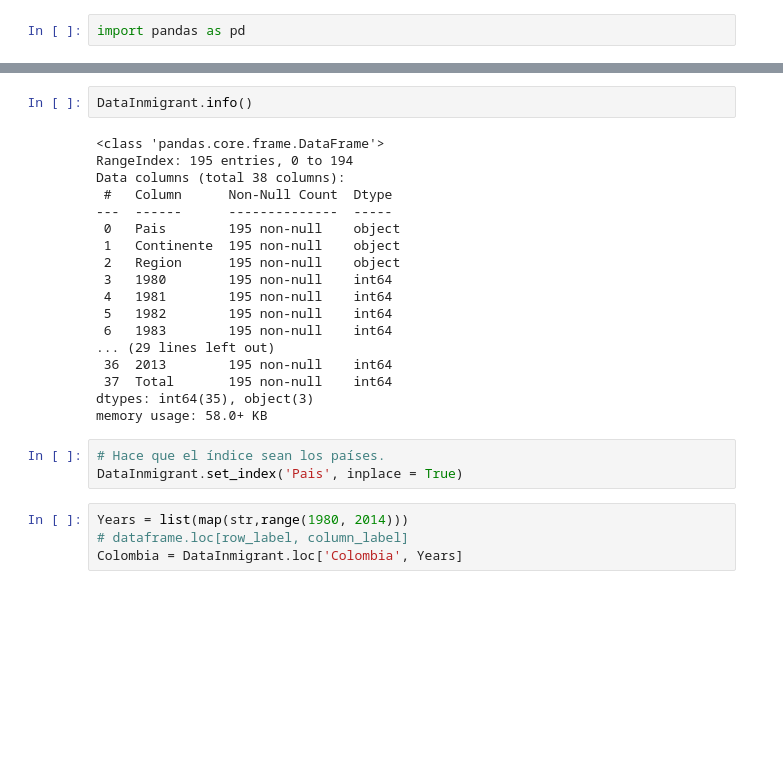
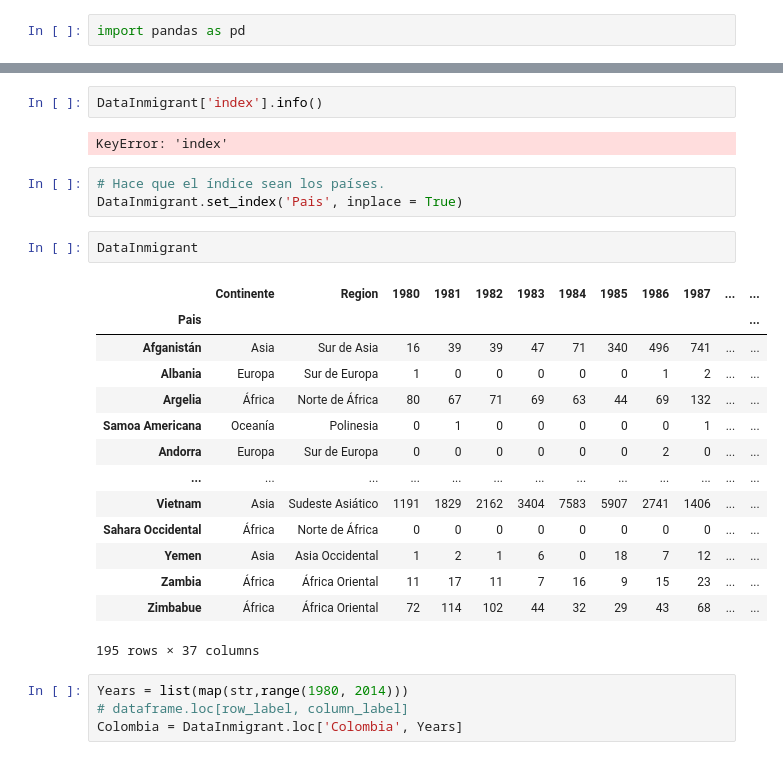
Before and after one commit to HJuliamPR/ColabPython, a Jupyter notebook: VisualizacionPython.ipynb, the cells around one changed output, grey strips where cells are left out. Saved outputs shown, nothing was run; the diff lists cells and outputs as text; blank space fills up the shorter version.

```diff
--- a/VisualizacionPython.ipynb
+++ b/VisualizacionPython.ipynb
@@ -17,28 +17,29 @@ display(Data.head())
 | 4 | Andorra | Europa | Sur de Europa | 0 | 0 | 0 | 0 | 0 | 0 | 2 | ... | ... |
 5 rows × 38 columns
 # %%
-DataInmigrant.info()
+DataInmigrant['index'].info()
 # %% [output]
-<class 'pandas.core.frame.DataFrame'>
-RangeIndex: 195 entries, 0 to 194
-Data columns (total 38 columns):
- #   Column      Non-Null Count  Dtype
----  ------      --------------  -----
- 0   Pais        195 non-null    object
- 1   Continente  195 non-null    object
- 2   Region      195 non-null    object
- 3   1980        195 non-null    int64
- 4   1981        195 non-null    int64
- 5   1982        195 non-null    int64
- 6   1983        195 non-null    int64
-... (29 lines left out)
- 36  2013        195 non-null    int64
- 37  Total       195 non-null    int64
-dtypes: int64(35), object(3)
-memory usage: 58.0+ KB
+KeyError: 'index'
 # %%
 # Hace que el índice sean los países.
 DataInmigrant.set_index('Pais', inplace = True)
+# %%
+DataInmigrant
+# %% [output]
+|  | Continente | Region | 1980 | 1981 | 1982 | 1983 | 1984 | 1985 | 1986 | 1987 | ... | ... |
+| Pais |  |  |  |  |  |  |  |  |  |  |  | ... |
+| Afganistán | Asia | Sur de Asia | 16 | 39 | 39 | 47 | 71 | 340 | 496 | 741 | ... | ... |
+| Albania | Europa | Sur de Europa | 1 | 0 | 0 | 0 | 0 | 0 | 1 | 2 | ... | ... |
+| Argelia | África | Norte de África | 80 | 67 | 71 | 69 | 63 | 44 | 69 | 132 | ... | ... |
+| Samoa Americana | Oceanía | Polinesia | 0 | 1 | 0 | 0 | 0 | 0 | 0 | 1 | ... | ... |
+| Andorra | Europa | Sur de Europa | 0 | 0 | 0 | 0 | 0 | 0 | 2 | 0 | ... | ... |
+| ... | ... | ... | ... | ... | ... | ... | ... | ... | ... | ... | ... | ... |
+| Vietnam | Asia | Sudeste Asiático | 1191 | 1829 | 2162 | 3404 | 7583 | 5907 | 2741 | 1406 | ... | ... |
+| Sahara Occidental | África | Norte de África | 0 | 0 | 0 | 0 | 0 | 0 | 0 | 0 | ... | ... |
+| Yemen | Asia | Asia Occidental | 1 | 2 | 1 | 6 | 0 | 18 | 7 | 12 | ... | ... |
+| Zambia | África | África Oriental | 11 | 17 | 11 | 7 | 16 | 9 | 15 | 23 | ... | ... |
+| Zimbabue | África | África Oriental | 72 | 114 | 102 | 44 | 32 | 29 | 43 | 68 | ... | ... |
+195 rows × 37 columns
 # %%
 Years = list(map(str,range(1980, 2014)))
 # dataframe.loc[row_label, column_label]
```
Also changed, not shown: parts of 11 cells of this notebook.
